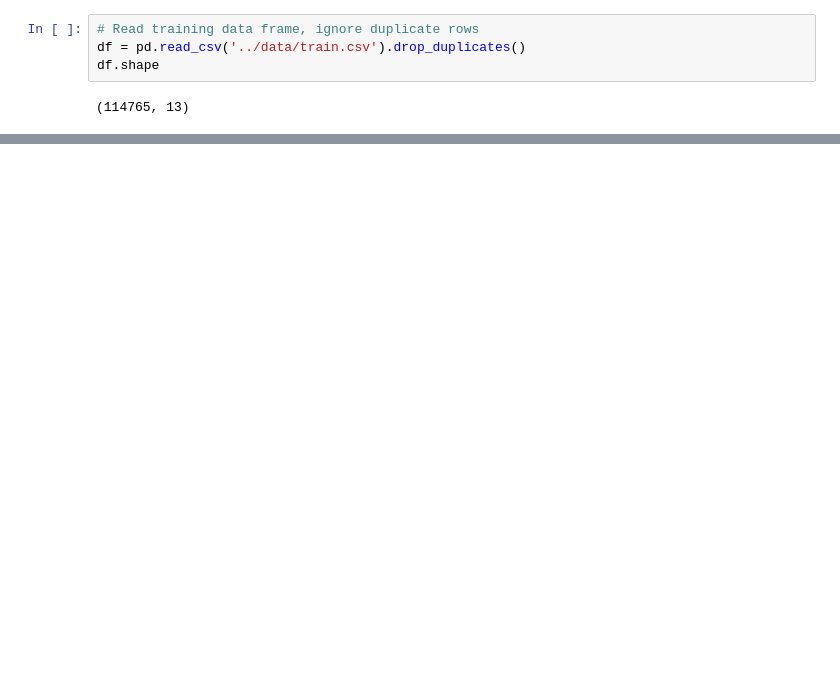
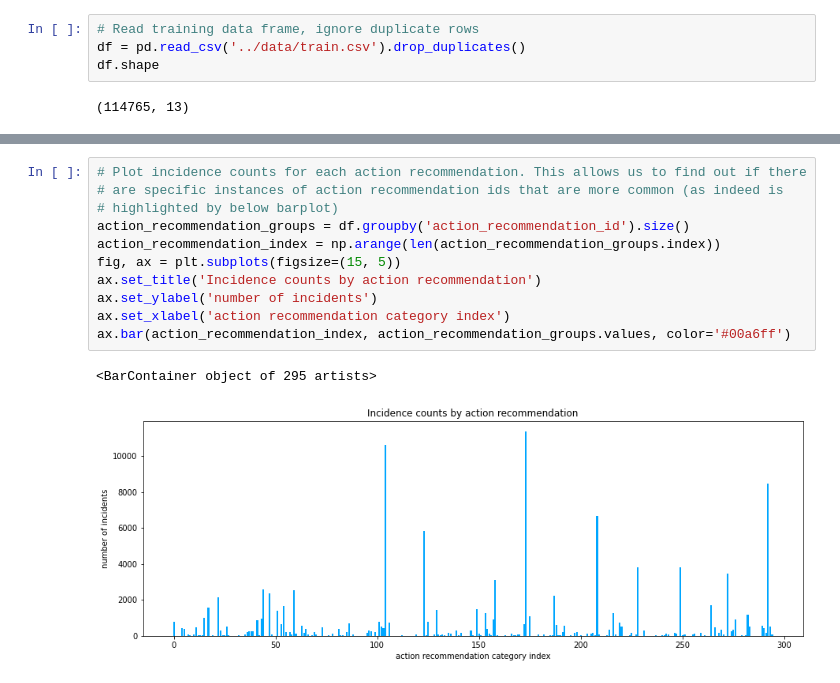
Before and after one commit to teamglados/elevai, a Jupyter notebook: notebooks/data.ipynb, the cells around one changed output, grey strips where cells are left out. Drawn from its saved outputs; the diff is of its cells as text; blank space fills up the shorter version.

```diff
--- a/notebooks/data.ipynb
+++ b/notebooks/data.ipynb
@@ -160,0 +36,14 @@ dtype: int64
+# %%
+# Plot incidence counts for each action recommendation. This allows us to find out if there
+# are specific instances of action recommendation ids that are more common (as indeed is
+# highlighted by below barplot)
+action_recommendation_groups = df.groupby('action_recommendation_id').size()
+action_recommendation_index = np.arange(len(action_recommendation_groups.index))
+fig, ax = plt.subplots(figsize=(15, 5))
+ax.set_title('Incidence counts by action recommendation')
+ax.set_ylabel('number of incidents')
+ax.set_xlabel('action recommendation category index')
+ax.bar(action_recommendation_index, action_recommendation_groups.values, color='#00a6ff')
+# %% [output]
+<BarContainer object of 295 artists>
+[figure, added]
```
Also changed, not shown: parts of 41 cells of this notebook, 2 other files.
